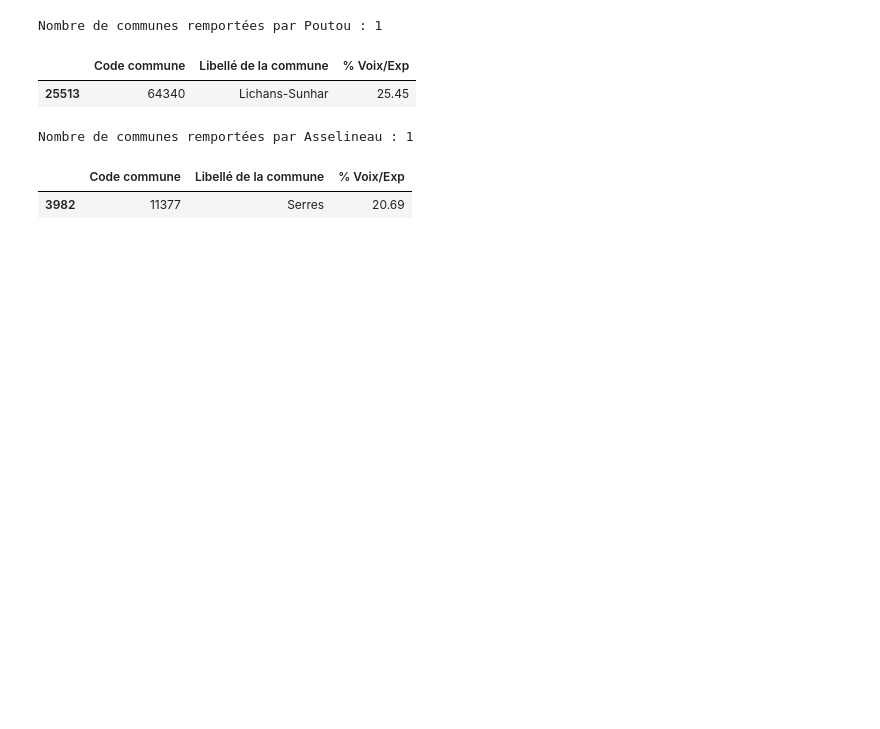
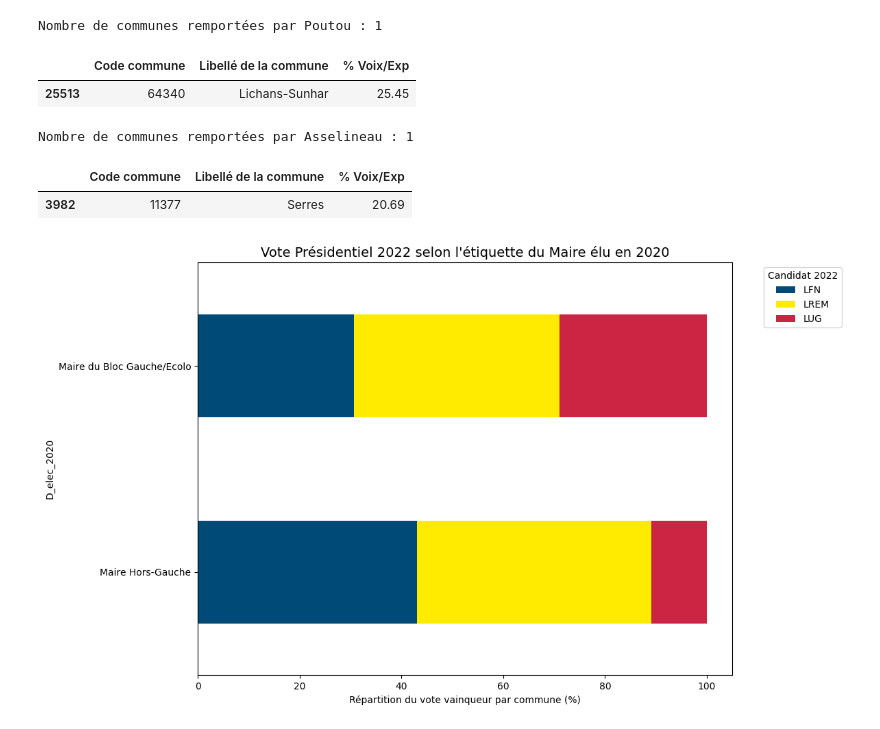
Before and after one commit to romainratajczyk/ENSAE-S1-Python-Project, a Jupyter notebook: Data formatting.ipynb, the cells around one changed output. Saved outputs shown, nothing was run; the diff lists cells and outputs as text; code cells hidden in the pictures; blank space fills up the shorter version.

```diff
--- a/Data formatting.ipynb
+++ b/Data formatting.ipynb
@@ -893,3 +876,40 @@ Nombre de communes remportées par Poutou : 1
 Nombre de communes remportées par Asselineau : 1
 |  | Code commune | Libellé de la commune | % Voix/Exp |
 | 3982 | 11377 | Serres | 20.69 |
+# %%
+
+# 1. Préparation et fusion des bases 2020 et 2022
+df_croisement = pd.merge(
+    winners_2020[['Code commune', 'D_elec_2020']],
+    df_vainqueurs[['Code commune', 'Nom', 'code nuance']],
+    on='Code commune'
+)
+
+# 2. Création d'un pivot pour compter les vainqueurs 2022 selon l'orientation de la commune en 2020
+# 0 = Maire de Droite/Centre/Autre, 1 = Maire du Bloc Gauche/Ecolo
+analyse_pivot = df_croisement.groupby(['D_elec_2020', 'code nuance']).size().unstack(fill_value=0)
+
+# 3. Normalisation
+analyse_pct = analyse_pivot.div(analyse_pivot.sum(axis=1), axis=0) * 100
+
+# 4. Visualisation
+fig, ax = plt.subplots(figsize=(12, 7))
+
+# Couleurs pour les nuances 2022
+couleurs_2022 = {
+    'LFN': '#004a77', 'LREM': '#ffeb00', 'LUG': '#cc2443',
+    'LDVD': '#aab1b7', 'LLR': '#0066cc', 'LCOM': '#dd0000'
+}
+
+analyse_pct.plot(kind='barh', stacked=True, ax=ax, color=[couleurs_2022.get(c, '#333333') for c in analyse_pct.columns])
+
+# Légendes et titre
+ax.set_title("Vote Présidentiel 2022 selon l'étiquette du Maire élu en 2020", fontsize=14)
+ax.set_yticklabels(['Maire Hors-Gauche', 'Maire du Bloc Gauche/Ecolo'])
+ax.set_xlabel("Répartition du vote vainqueur par commune (%)")
+plt.legend(title="Candidat 2022", bbox_to_anchor=(1.05, 1), loc='upper left')
+
+plt.tight_layout()
+plt.show()
+# %% [output]
+[figure, added]
```
Also changed, not shown: parts of 10 cells of this notebook, 5 other files.
